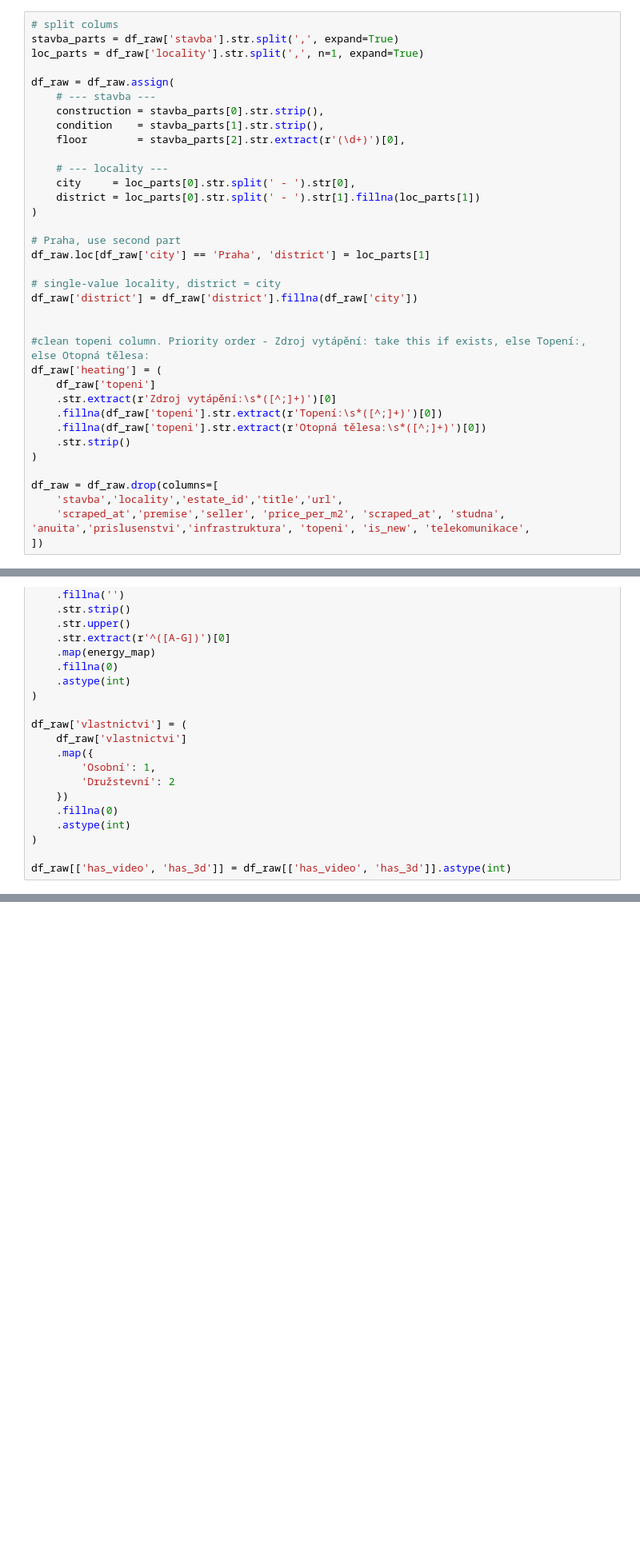
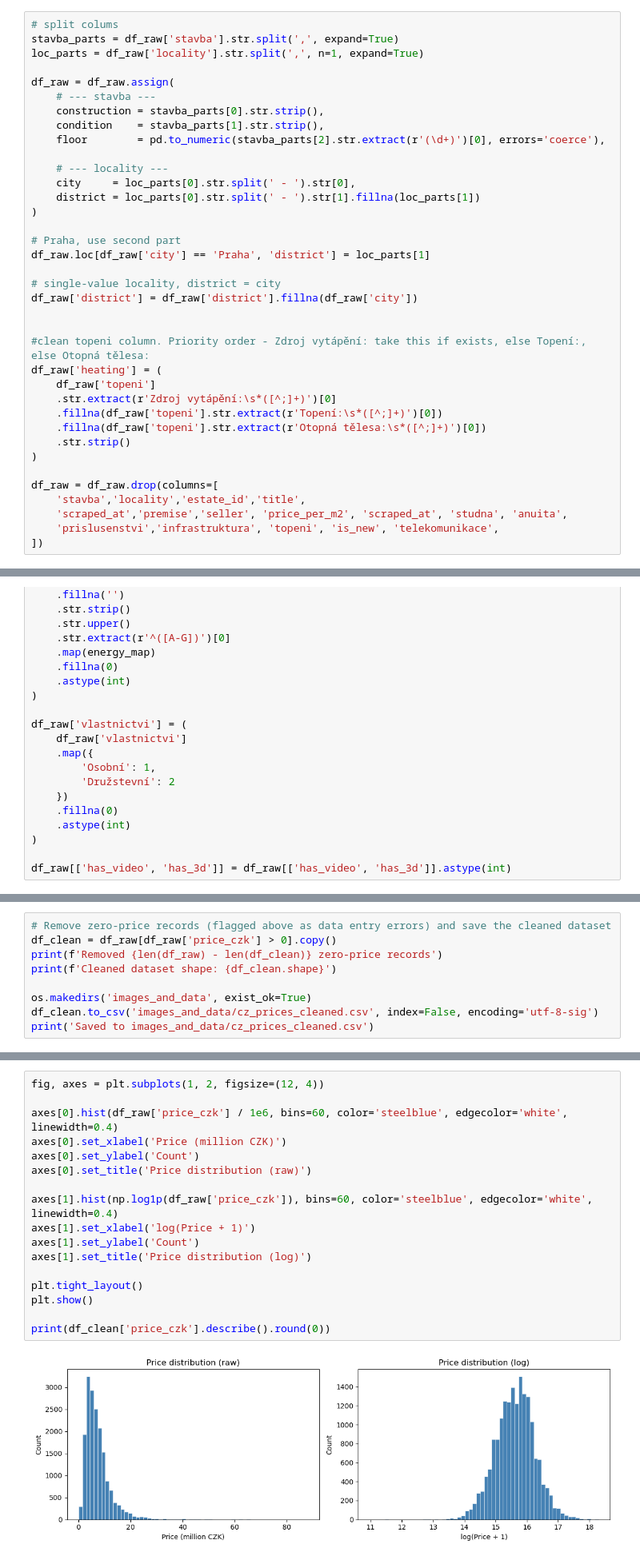
Before and after one commit to akorablov/house_price_prediction, a Jupyter notebook: house_price_cz.ipynb, the cells around one changed output, grey strips where cells are left out. Shown at 80% size. Saved outputs shown, nothing was run; the diff lists cells and outputs as text; blank space fills up the shorter version.

```diff
--- a/house_price_cz.ipynb
+++ b/house_price_cz.ipynb
@@ -40,7 +49,7 @@ df_raw = df_raw.assign(
     # --- stavba ---
     construction = stavba_parts[0].str.strip(),
     condition    = stavba_parts[1].str.strip(),
-    floor        = stavba_parts[2].str.extract(r'(\d+)')[0],
+    floor        = pd.to_numeric(stavba_parts[2].str.extract(r'(\d+)')[0], errors='coerce'),
 
     # --- locality ---
     city     = loc_parts[0].str.split(' - ').str[0],
@@ -64,8 +73,9 @@ df_raw['heating'] = (
 )
 
 df_raw = df_raw.drop(columns=[
-    'stavba','locality','estate_id','title','url',
-    'scraped_at','premise','seller', 'price_per_m2', 'scraped_at', 'studna', 'anuita','prislusenstvi','infrastruktura', 'topeni', 'is_new', 'telekomunikace',
+    'stavba','locality','estate_id','title',
+    'scraped_at','premise','seller', 'price_per_m2', 'scraped_at', 'studna', 'anuita',
+    'prislusenstvi','infrastruktura', 'topeni', 'is_new', 'telekomunikace',
 ])
 # %%
 cat = df_raw['category']
@@ -257,0 +177,9 @@ fig.show()
+# %%
+# Remove zero-price records (flagged above as data entry errors) and save the cleaned dataset
+df_clean = df_raw[df_raw['price_czk'] > 0].copy()
+print(f'Removed {len(df_raw) - len(df_clean)} zero-price records')
+print(f'Cleaned dataset shape: {df_clean.shape}')
+
+os.makedirs('images_and_data', exist_ok=True)
+df_clean.to_csv('images_and_data/cz_prices_cleaned.csv', index=False, encoding='utf-8-sig')
+print('Saved to images_and_data/cz_prices_cleaned.csv')
@@ -257,0 +192,19 @@ fig.show()
+# %%
+fig, axes = plt.subplots(1, 2, figsize=(12, 4))
+
+axes[0].hist(df_raw['price_czk'] / 1e6, bins=60, color='steelblue', edgecolor='white', linewidth=0.4)
+axes[0].set_xlabel('Price (million CZK)')
+axes[0].set_ylabel('Count')
+axes[0].set_title('Price distribution (raw)')
+
+axes[1].hist(np.log1p(df_raw['price_czk']), bins=60, color='steelblue', edgecolor='white', linewidth=0.4)
+axes[1].set_xlabel('log(Price + 1)')
+axes[1].set_ylabel('Count')
+axes[1].set_title('Price distribution (log)')
+
+plt.tight_layout()
+plt.show()
+
+print(df_clean['price_czk'].describe().round(0))
+# %% [output]
+[figure, added]
```
Also changed, not shown: parts of 49 cells of this notebook, 1 other file.
